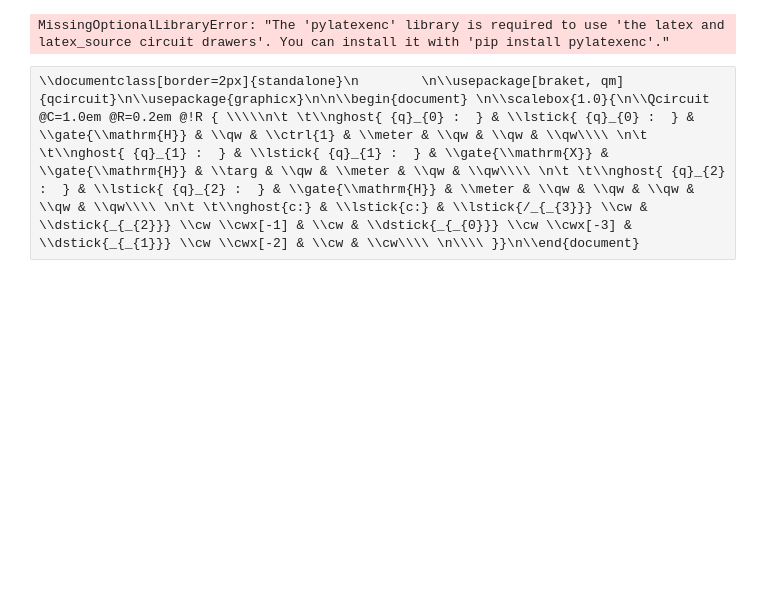
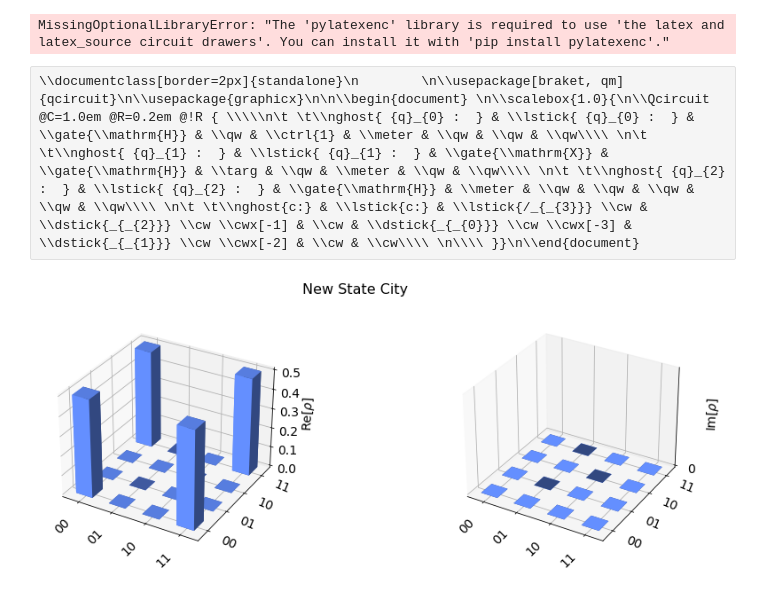
Before and after one commit to gadial/blog, a Jupyter notebook: Notebooks/Quantum Circuits.ipynb, the cells around one changed output. Cells and saved outputs as stored; diff of their text form; code cells hidden in the pictures; blank space fills up the shorter version.

Commit message:
Density matrix post

```diff
--- a/Notebooks/Quantum Circuits.ipynb
+++ b/Notebooks/Quantum Circuits.ipynb
@@ -413,0 +401,12 @@ print_multi(prompt, 80)
+# %%
+from qiskit.quantum_info import DensityMatrix
+from qiskit.visualization import plot_state_city
+
+qc = QuantumCircuit(2)
+qc.h(0)
+qc.cx(0, 1)
+
+state = DensityMatrix(qc)
+plot_state_city(state, title="New State City")
+# %% [output]
+[figure, added]
```
Also changed, not shown: parts of 1 cell of this notebook, 14 other files.
